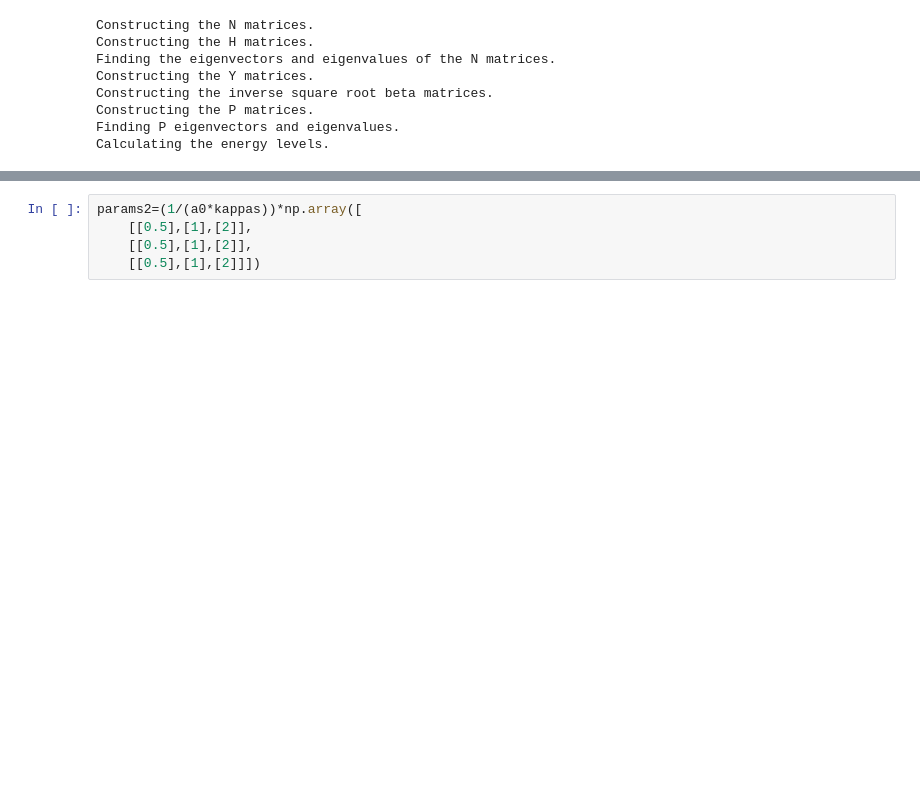
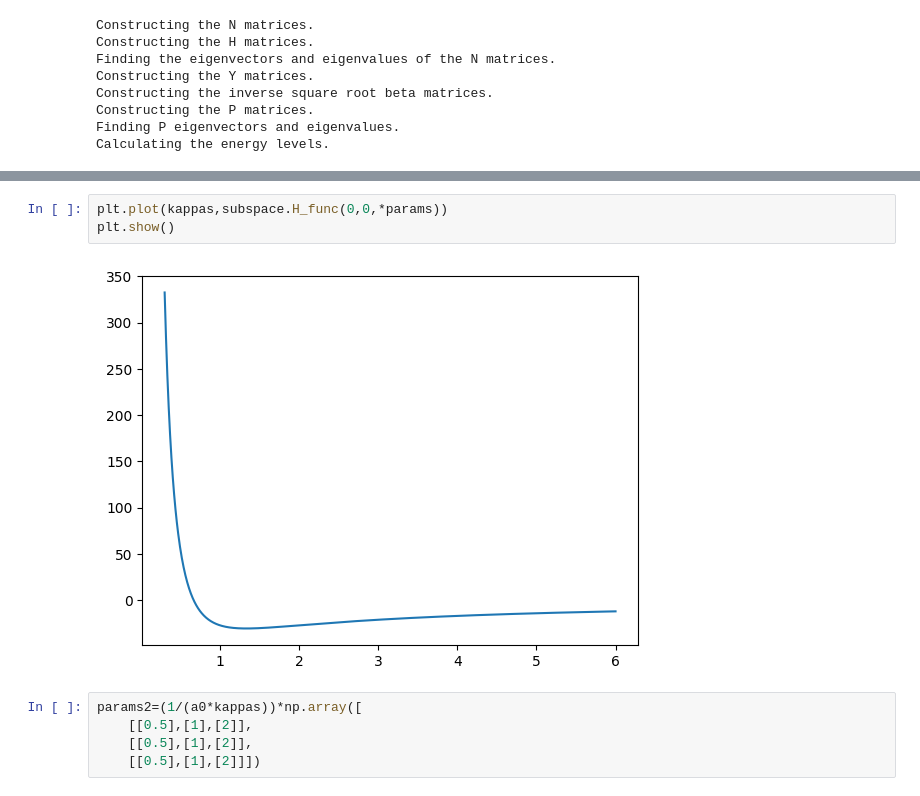
Before and after one commit to Myles244/3-particle-quantum-systems, a Jupyter notebook: live.ipynb, the cells around one changed output, grey strips where cells are left out. Cells and saved outputs as stored; diff of their text form; blank space fills up the shorter version.

```diff
--- a/live.ipynb
+++ b/live.ipynb
@@ -102,3 +103,8 @@ plt.show()
+# %%
+plt.plot(kappas,subspace.H_func(0,0,*params))
+plt.show()
+# %% [output]
+[figure, added]
 # %%
 params2=(1/(a0*kappas))*np.array([
     [[0.5],[1],[2]],
```
Also changed, not shown: parts of 8 cells of this notebook, 6 other files.
